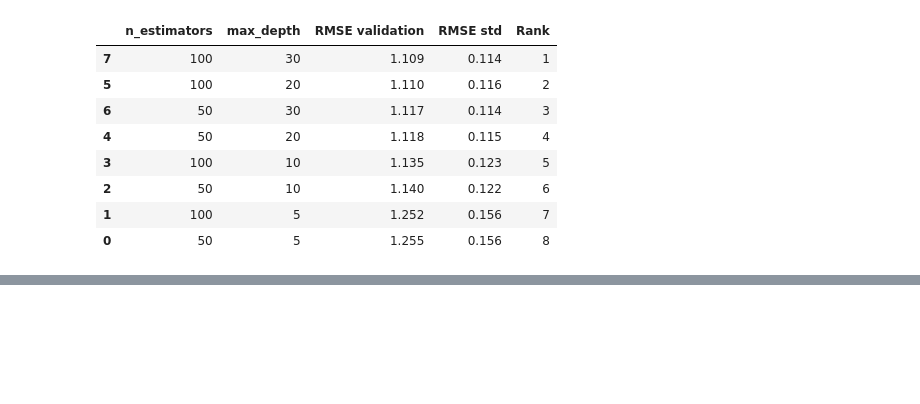
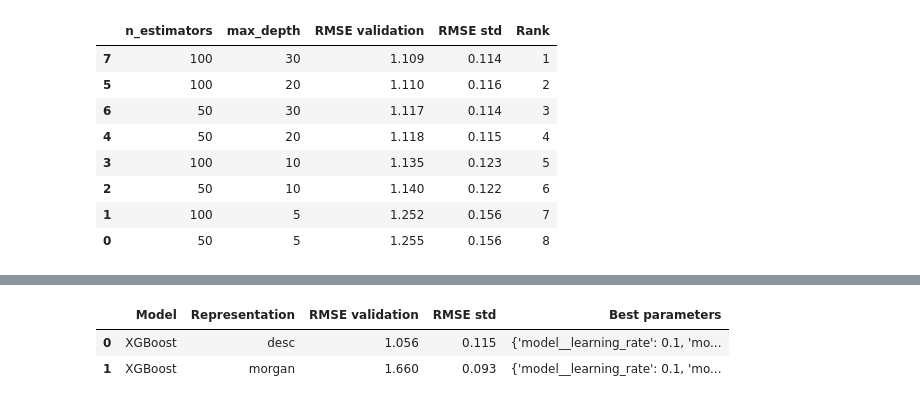
Before and after one commit to erinsoppelsa/Data-Project-for-Cheminformatics-class, a Jupyter notebook: notebooks/02_regression_solubility.ipynb, the cells around one changed output, grey strips where cells are left out. Cells and saved outputs as stored; diff of their text form; code cells hidden in the pictures; blank space fills up the shorter version.

```diff
--- a/notebooks/02_regression_solubility.ipynb
+++ b/notebooks/02_regression_solubility.ipynb
@@ -833,0 +761,14 @@ summary.sort_values("RMSE test").round(3)
+# %%
+# Keep named references to the fitted searches.
+grid_xgb_desc = xgb_searches["desc"]
+grid_xgb_morgan = xgb_searches["morgan"]
+
+display(
+    pd.DataFrame(xgb_summary_rows)
+    .sort_values("RMSE validation")
+    .round(3)
+)
+# %% [output]
+|  | Model | Representation | RMSE validation | RMSE std | Best parameters |
+| 0 | XGBoost | desc | 1.056 | 0.115 | {'model__learning_rate': 0.1, 'mo... |
+| 1 | XGBoost | morgan | 1.660 | 0.093 | {'model__learning_rate': 0.1, 'mo... |
```
Also changed, not shown: parts of 45 cells of this notebook, 12 other files.
